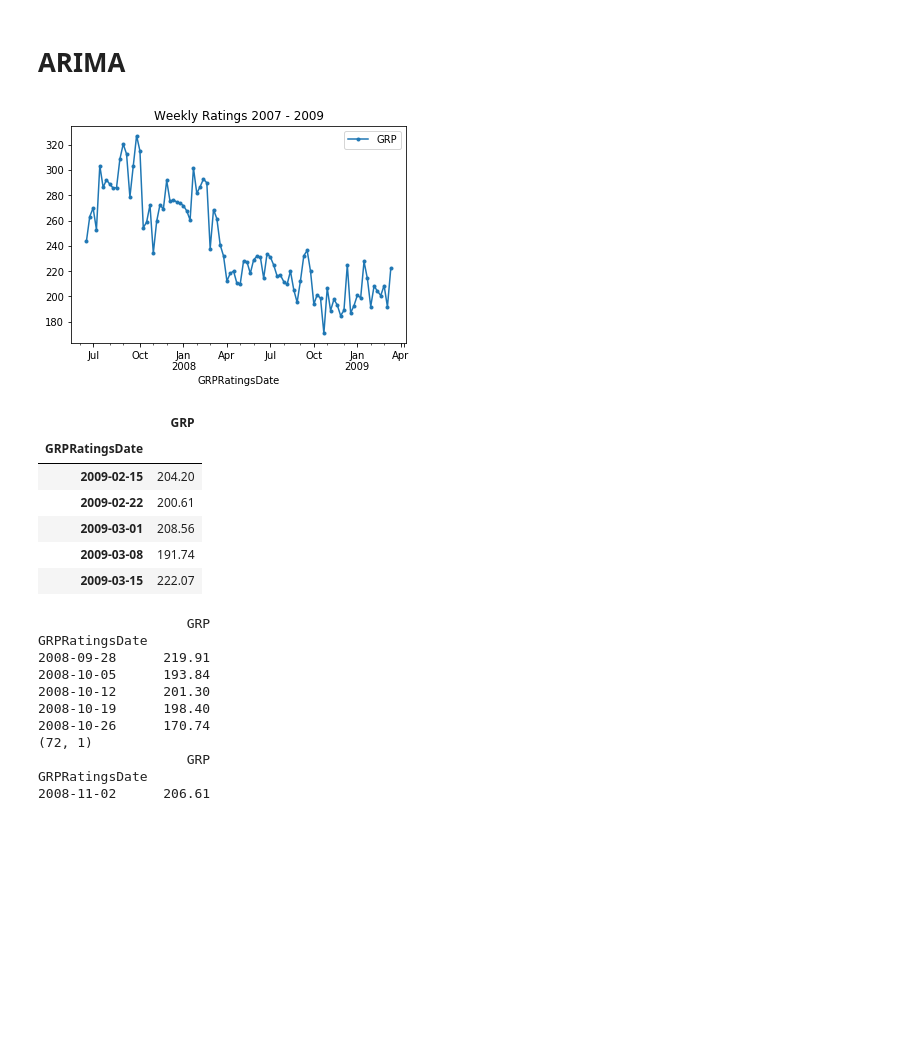
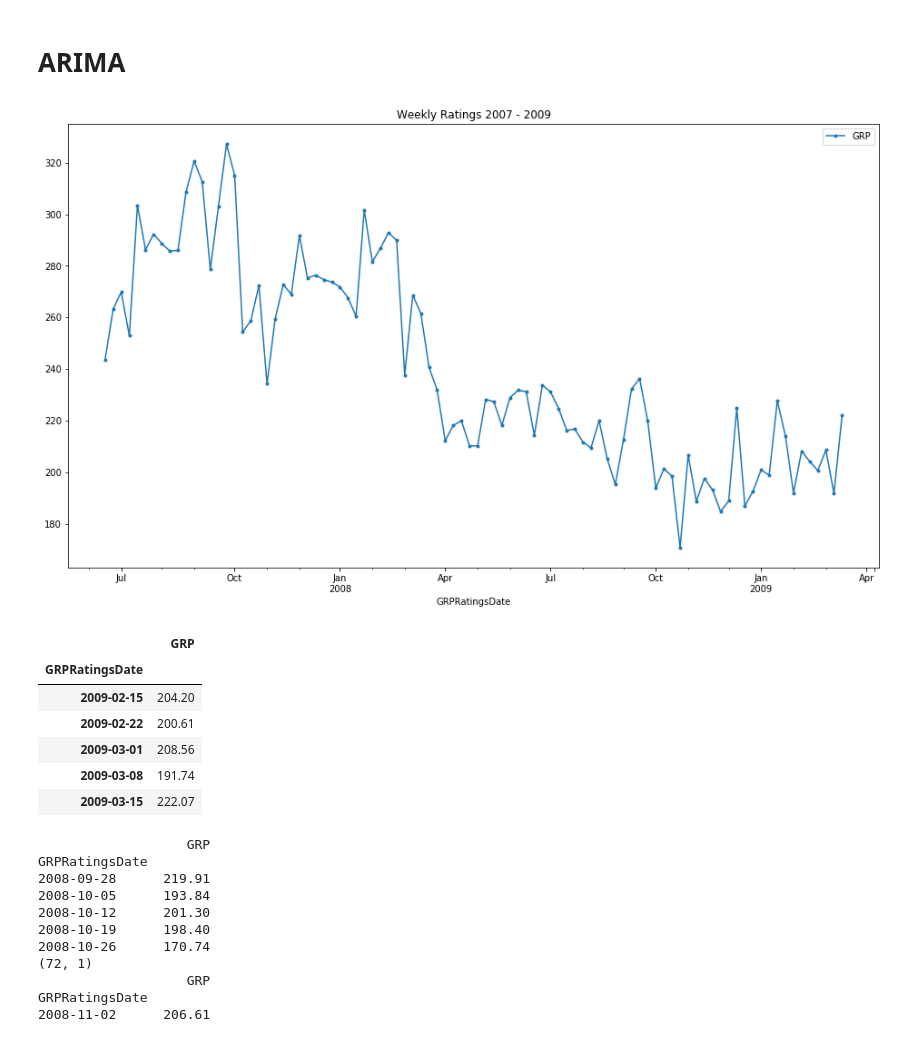
Before and after one commit to lppier/Indian_TV_Time_Series, a Jupyter notebook: Arima.ipynb, the cells around one changed output. Drawn from its saved outputs; the diff is of its cells as text; code cells hidden in the pictures; blank space fills up the shorter version.

```diff
--- a/Arima.ipynb
+++ b/Arima.ipynb
@@ -4,36 +4,36 @@
 import pandas as pd
 import matplotlib.pyplot as plt
 from statsmodels.tsa.seasonal import seasonal_decompose
 import os
 import matplotlib
 from sklearn.metrics import mean_absolute_error, mean_squared_error
 import numpy as np
 import math
 import numpy as np
 import statsmodels.api as sm
 import itertools
 import sys
 from pyramid.arima import auto_arima
 
 def mean_absolute_percentage_error(y_true, y_pred):
     y_true, y_pred = np.array(y_true), np.array(y_pred)
     return np.mean(np.abs((y_true - y_pred) / y_true)) * 100
 
 
-os.chdir('/Users/pierlim/PycharmProjects/Indian_TV_Time_Series')
+os.chdir('/Users/pierlim/PycharmProjects/IndianTV')
 df = pd.read_csv("./data/ActualRatings_weeklyGRP.csv")
 df = df.drop(df.columns[2], axis=1)
 split_str = df['GRPRatingsDate'].str.split('(')
 df['GRPRatingsDate'] = split_str.str[0]
 df['GRPRatingsDate'] = pd.to_datetime(df['GRPRatingsDate'])
 
 df = df.set_index('GRPRatingsDate')
-df.plot(style='.-')
+df.plot(style='.-', figsize=(16, 9))
 plt.title('Weekly Ratings 2007 - 2009')
 plt.show()
 df.tail()
 # %% [output]
-[figure, old version]
+[figure, new version]
 |  | GRP |
 | GRPRatingsDate |  |
 | 2009-02-15 | 204.20 |
```
Also changed, not shown: parts of 4 cells of this notebook, 7 other files.
